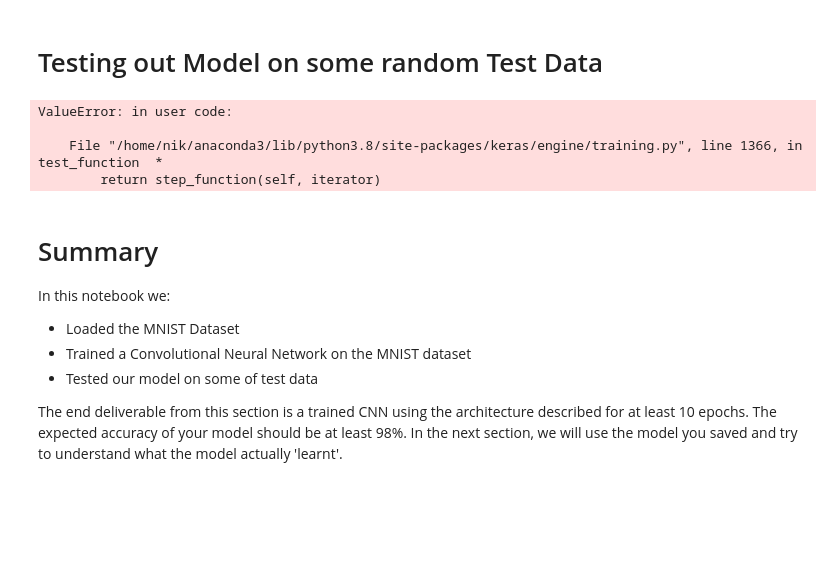
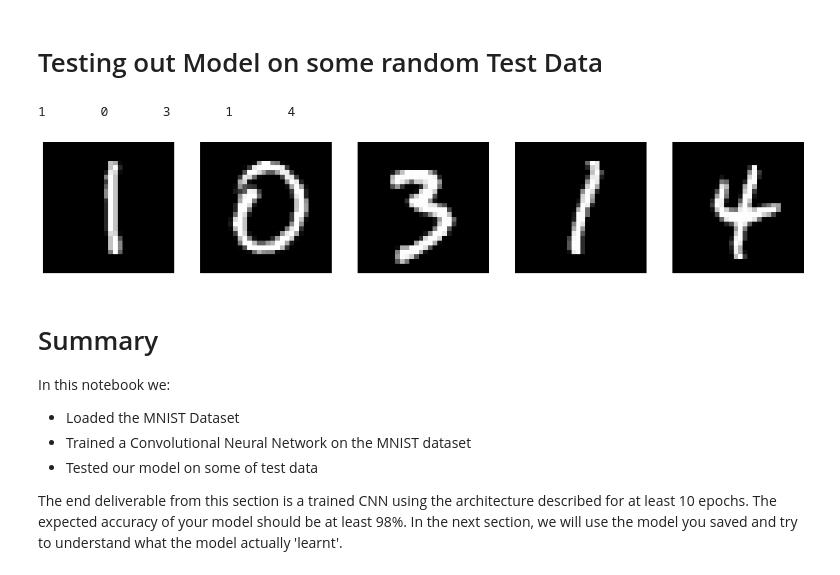
Before and after one commit to NikFloden/Art-Style-Transfer-Using-Neural-Networks, a Jupyter notebook: 1.1 Partial Solution.ipynb, the cells around one changed output. Saved outputs shown, nothing was run; the diff lists cells and outputs as text; code cells hidden in the pictures; blank space fills up the shorter version.

Commit message:
Created using Colaboratory, worked with full solution to fix previous errors

```diff
--- a/1.1 Partial Solution.ipynb
+++ b/1.1 Partial Solution.ipynb
@@ -256,13 +266,20 @@ INFO:tensorflow:Assets written to: model1.1/assets
 model = load_model('model1.1')
 # %% [markdown]
 # Testing out Model on some random Test Data
-# %%
-model.evaluate(x_test, y_test)
-# %% [output]
-ValueError: in user code:
-
-    File "/home/nik/anaconda3/lib/python3.8/site-packages/keras/engine/training.py", line 1366, in test_function  *
-        return step_function(self, iterator)
+# %%
+import numpy as np
+
+figure = plt.figure(figsize=(20,20))
+
+for i in range(5):
+    figure.add_subplot(1,5,i+1)
+    random_idx = np.random.randint(0,len(x_test))
+    plt.imshow(x_test[random_idx,:,:,0],cmap="gray")
+    plt.axis("off")
+    print(np.squeeze(np.argmax(model.predict(x_test[random_idx].reshape(1,28,28,1)),axis=1),axis=0),end="\t")
+# %% [output]
+1       0       3       1       4
+[figure, added]
 # %% [markdown]
 # Summary
 
```
Also changed, not shown: parts of 5 cells of this notebook.
